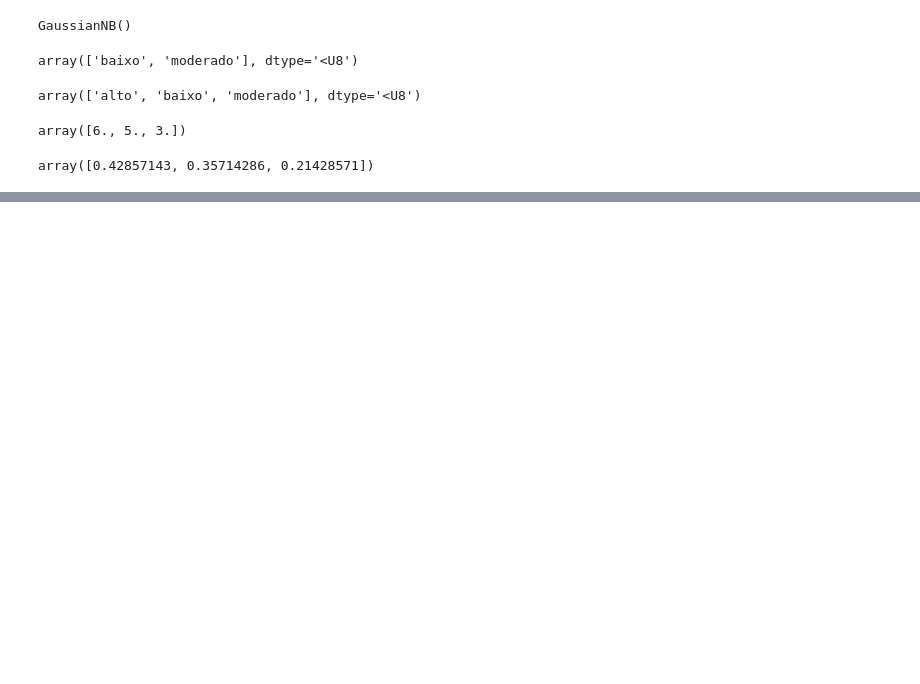
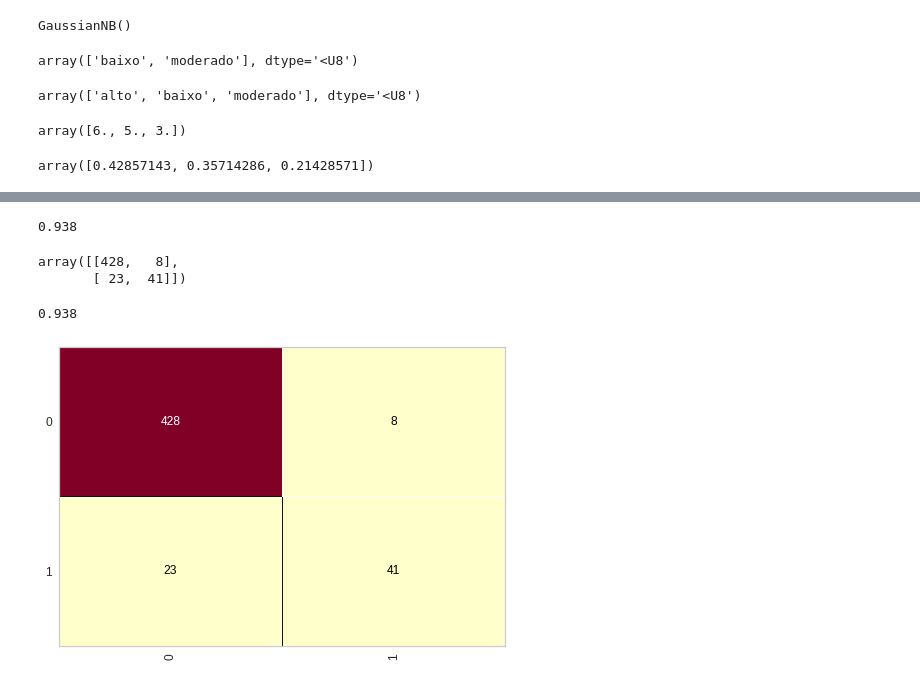
Before and after one commit to JeanAlvesR/CursoMachineLearning, a Jupyter notebook: naive_bayes.ipynb, the cells around one changed output, grey strips where cells are left out. Drawn from its saved outputs; the diff is of its cells as text; code cells hidden in the pictures; blank space fills up the shorter version.

```diff
--- a/naive_bayes.ipynb
+++ b/naive_bayes.ipynb
@@ -135,0 +140,3 @@ array([0.42857143, 0.35714286, 0.21428571])
+# %%
+with open('credit.pkl', 'rb') as f:
+  X_credit_train, Y_credit_train, X_credit_test, Y_credit_test = pickle.load(f)
@@ -135,0 +151,3 @@ array([0.42857143, 0.35714286, 0.21428571])
+# %%
+naive_credit_data = GaussianNB()
+naive_credit_data.fit(X_credit_train, Y_credit_train)
@@ -135,0 +200,9 @@ array([0.42857143, 0.35714286, 0.21428571])
+# %%
+accuracy_score(Y_credit_test, previsoes_credit)
+# %% [output]
+0.938
+# %%
+confusion_matrix(Y_credit_test, previsoes_credit)
+# %% [output]
+array([[428,   8],
+       [ 23,  41]])
@@ -135,0 +211,7 @@ array([0.42857143, 0.35714286, 0.21428571])
+# %%
+cm = ConfusionMatrix(naive_credit_data)
+cm.fit(X_credit_train, Y_credit_train)
+cm.score(X_credit_test, Y_credit_test)
+# %% [output]
+0.938
+[figure, added]
```
Also changed, not shown: parts of 12 cells of this notebook.
